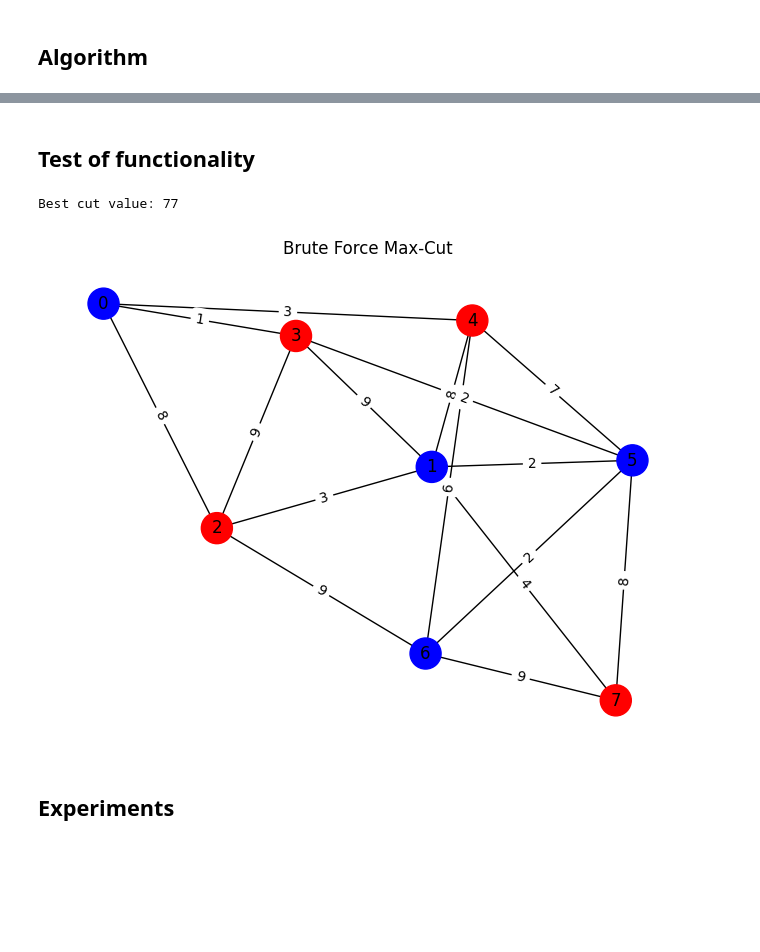
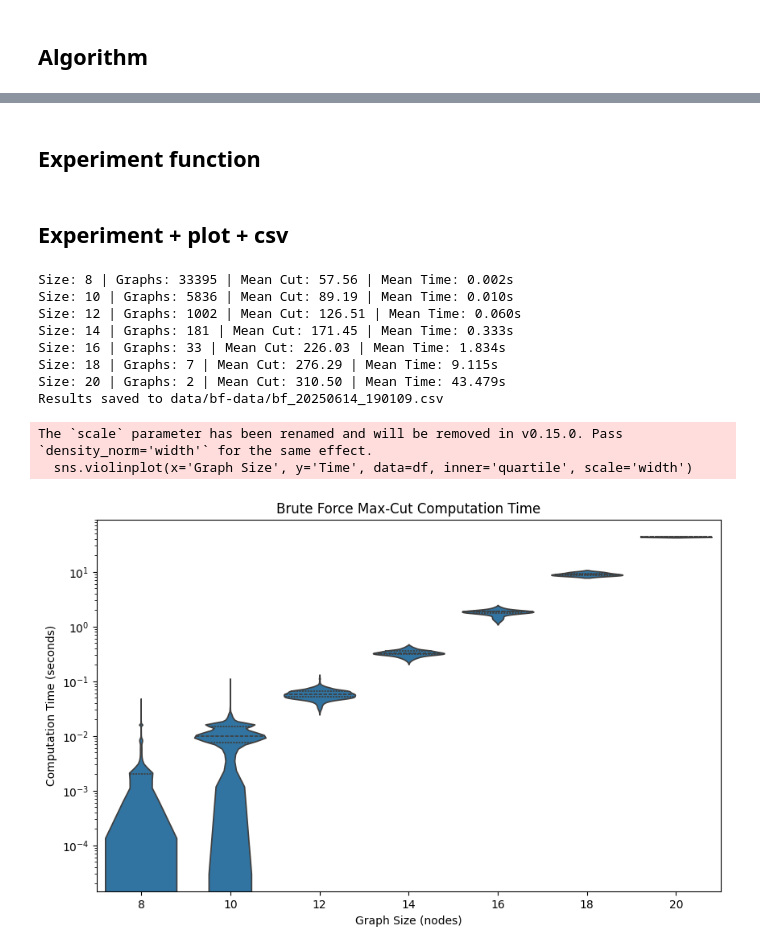
Before and after one commit to wujciak/DiscreteMath, a Jupyter notebook: max-cut/bruteforce-maxcut.ipynb, the cells around one changed output, grey strips where cells are left out. Drawn from its saved outputs; the diff is of its cells as text; code cells hidden in the pictures; blank space fills up the shorter version.

```diff
--- a/max-cut/bruteforce-maxcut.ipynb
+++ b/max-cut/bruteforce-maxcut.ipynb
@@ -48,13 +38,3 @@ def plot_cut(G, cut):
-# %% [markdown]
-## Test of functionality
-# %%
-G = generate_random_graph(n_nodes=8, p=0.5, seed=42)
-cut, value = brute_force_maxcut(G)
-print(f"Best cut value: {value}")
-plot_cut(G, cut)
-# %% [output]
-Best cut value: 77
-[figure, removed]
 # %% [markdown]
-## Experiments
+## Experiment function
 # %%
@@ -97,2 +61,40 @@ plt.show()
+# %% [markdown]
+## Experiment + plot + csv
 # %%
-df.to_csv("brute_force_experiment_results.csv", index=False)
+sizes = [8, 10, 12, 14, 16, 18, 20]
+edge_prob = 0.5
+time_per_size = 60
+
+cut_values, times = run_bruteforce_experiment_time_budget(sizes, edge_prob, time_per_size)
+
+df = pd.DataFrame({
+    'Graph Size': sum([[size]*len(vals) for size, vals in zip(sizes, cut_values)], []),
+    'Cut Value': sum(cut_values, []),
+    'Time': sum(times, [])
+})
+
+os.makedirs("data/bf-data", exist_ok=True)
+timestamp = datetime.now().strftime("%Y%m%d_%H%M%S")
+csv_path = f"data/bf-data/bf_{timestamp}.csv"
+df.to_csv(csv_path, index=False)
+print(f"Results saved to {csv_path}")
+
+plt.figure(figsize=(10,6))
+sns.violinplot(x='Graph Size', y='Time', data=df, inner='quartile', scale='width')
+plt.title('Brute Force Max-Cut Computation Time')
+plt.xlabel('Graph Size (nodes)')
+plt.ylabel('Computation Time (seconds)')
+plt.yscale('log')
+plt.show()
+# %% [output]
+Size: 8 | Graphs: 33395 | Mean Cut: 57.56 | Mean Time: 0.002s
+Size: 10 | Graphs: 5836 | Mean Cut: 89.19 | Mean Time: 0.010s
+Size: 12 | Graphs: 1002 | Mean Cut: 126.51 | Mean Time: 0.060s
+Size: 14 | Graphs: 181 | Mean Cut: 171.45 | Mean Time: 0.333s
+Size: 16 | Graphs: 33 | Mean Cut: 226.03 | Mean Time: 1.834s
+Size: 18 | Graphs: 7 | Mean Cut: 276.29 | Mean Time: 9.115s
+Size: 20 | Graphs: 2 | Mean Cut: 310.50 | Mean Time: 43.479s
+Results saved to data/bf-data/bf_20250614_190109.csv
+The `scale` parameter has been renamed and will be removed in v0.15.0. Pass `density_norm='width'` for the same effect.
+  sns.violinplot(x='Graph Size', y='Time', data=df, inner='quartile', scale='width')
+[figure, added]
```
Also changed, not shown: parts of 5 cells of this notebook, 3 other files.
